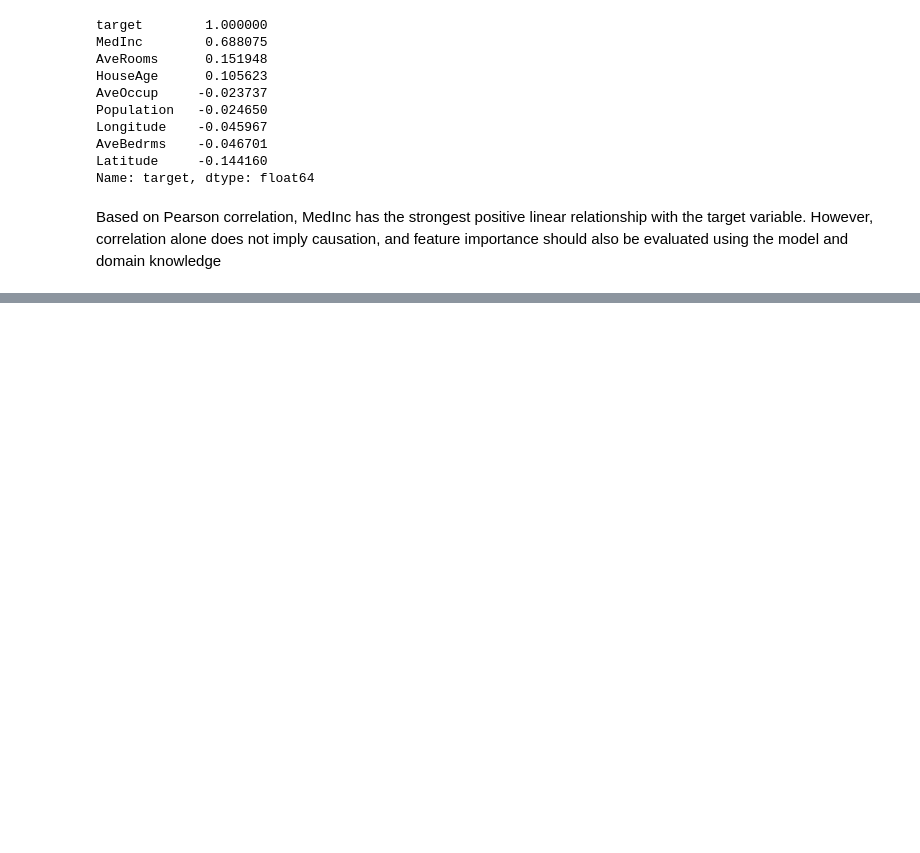
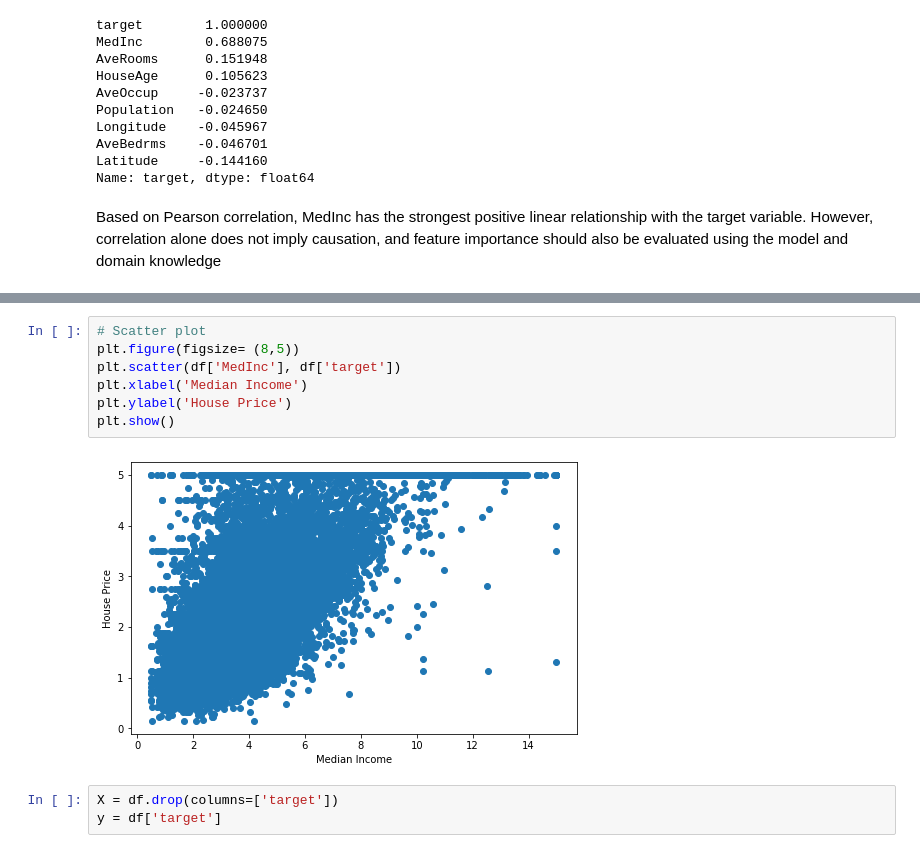
Before and after one commit to Eku12345/ml-learning-journey, a Jupyter notebook: 01-linear-regression/linear_regression.ipynb, the cells around one changed output, grey strips where cells are left out. Saved outputs shown, nothing was run; the diff lists cells and outputs as text; blank space fills up the shorter version.

```diff
--- a/01-linear-regression/linear_regression.ipynb
+++ b/01-linear-regression/linear_regression.ipynb
@@ -201,0 +232,12 @@ Based on Pearson correlation, MedInc has the strongest positive linear relations
+# %%
+# Scatter plot
+plt.figure(figsize= (8,5))
+plt.scatter(df['MedInc'], df['target'])
+plt.xlabel('Median Income')
+plt.ylabel('House Price')
+plt.show()
+# %% [output]
+[figure, added]
+# %%
+X = df.drop(columns=['target'])
+y = df['target']
```
Also changed, not shown: parts of 27 cells of this notebook, 1 other file.
